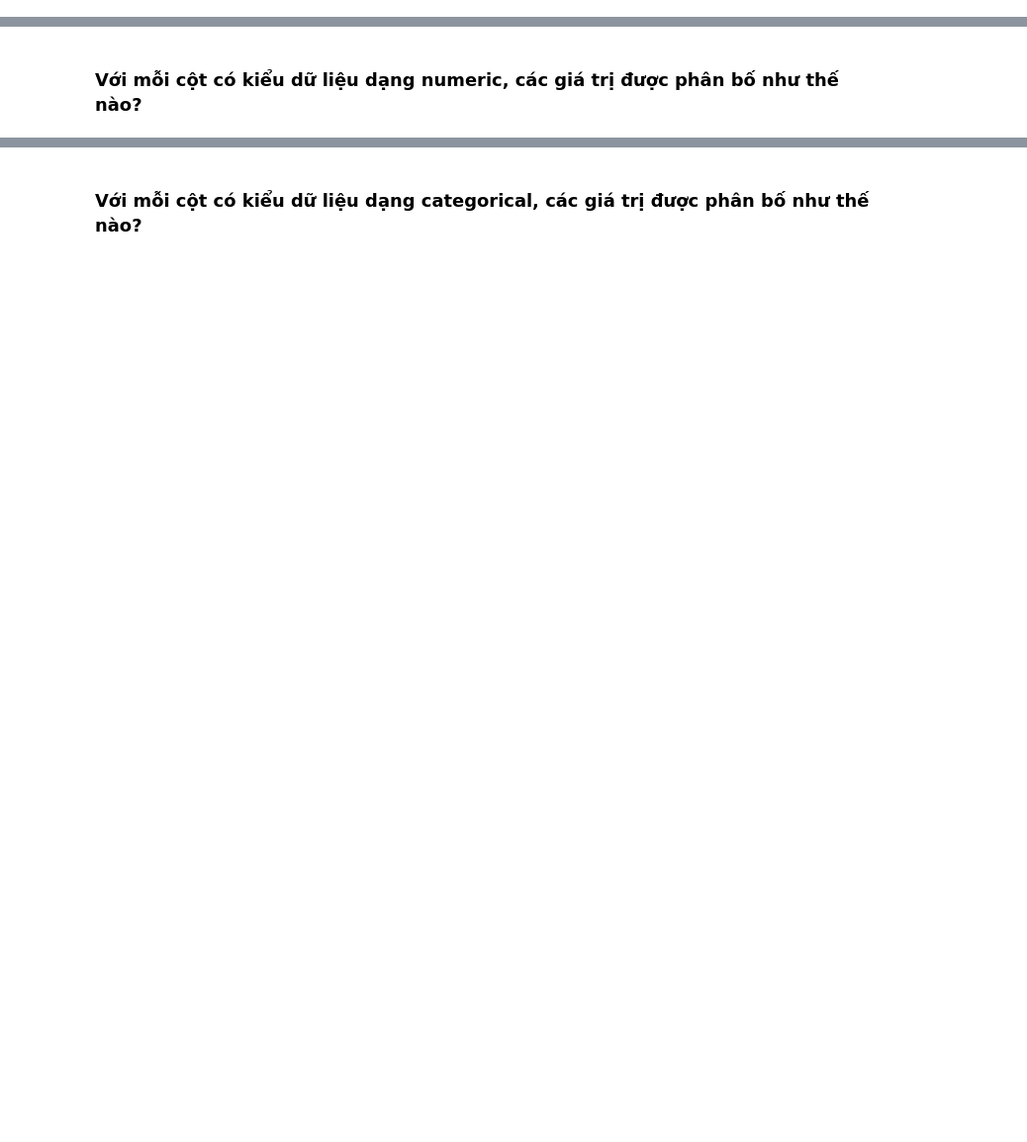
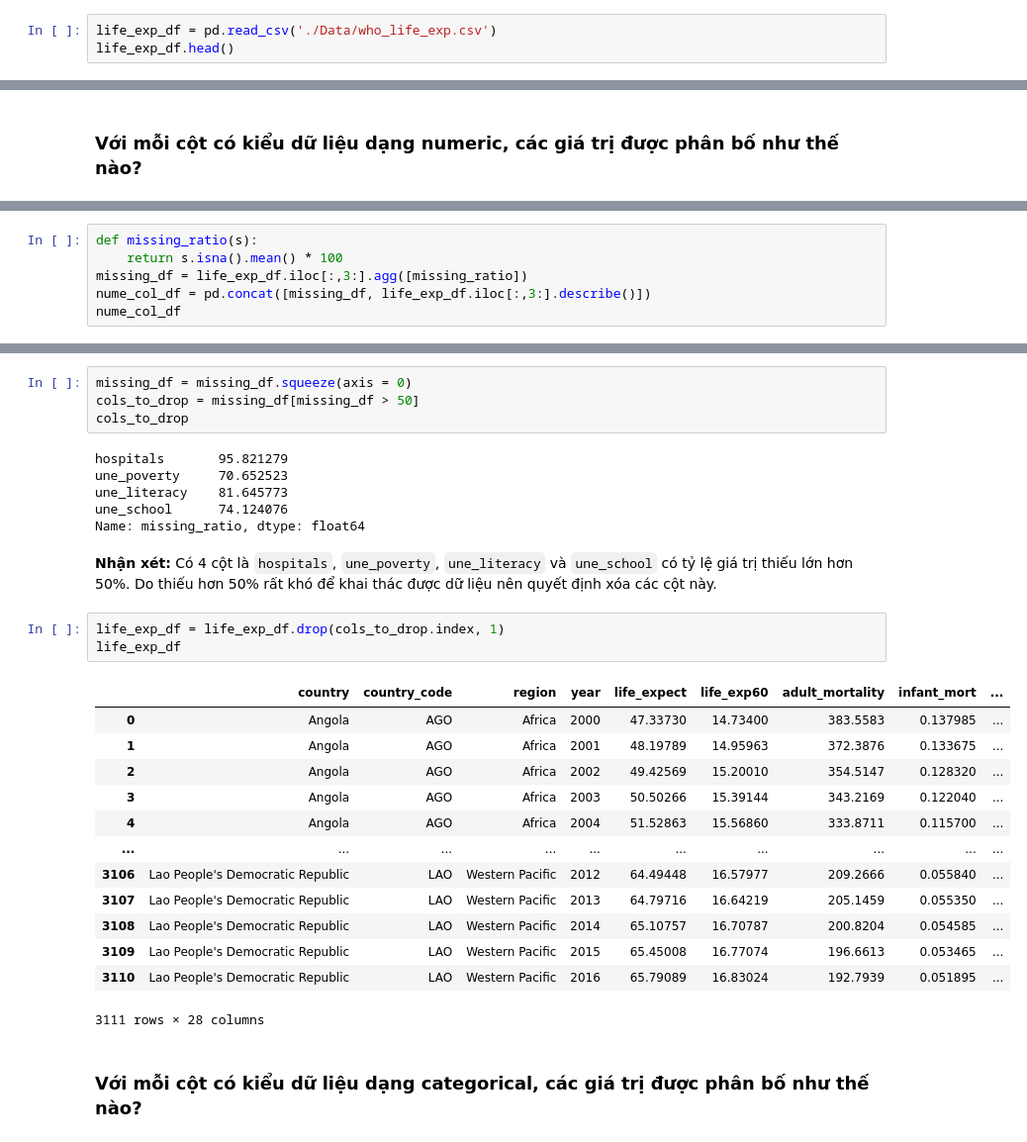
Before and after one commit to tronglocbrvt/FinalProject-P4DS, a Jupyter notebook: 18120197_19120068.ipynb, the cells around one changed output, grey strips where cells are left out. Shown at 99% size. Saved outputs shown, nothing was run; the diff lists cells and outputs as text; blank space fills up the shorter version.

```diff
--- a/18120197_19120068.ipynb
+++ b/18120197_19120068.ipynb
@@ -30,0 +51,3 @@ import numpy as np
+# %%
+life_exp_df = pd.read_csv('./Data/who_life_exp.csv')
+life_exp_df.head()
@@ -42,0 +182,6 @@ import numpy as np
+# %%
+def missing_ratio(s):
+    return s.isna().mean() * 100
+missing_df = life_exp_df.iloc[:,3:].agg([missing_ratio])
+nume_col_df = pd.concat([missing_df, life_exp_df.iloc[:,3:].describe()])
+nume_col_df
@@ -43,2 +200,31 @@ import numpy as np
+# %%
+missing_df = missing_df.squeeze(axis = 0)
+cols_to_drop = missing_df[missing_df > 50]
+cols_to_drop
+# %% [output]
+hospitals       95.821279
+une_poverty     70.652523
+une_literacy    81.645773
+une_school      74.124076
+Name: missing_ratio, dtype: float64
+# %% [markdown]
+**Nhận xét:** Có 4 cột là `hospitals`, `une_poverty`, `une_literacy` và `une_school` có tỷ lệ giá trị thiếu lớn hơn 50%. Do thiếu hơn 50% rất khó để khai thác được dữ liệu nên quyết định xóa các cột này.
+# %%
+life_exp_df = life_exp_df.drop(cols_to_drop.index, 1)
+life_exp_df
+# %% [output]
+|  | country | country_code | region | year | life_expect | life_exp60 | adult_mortality | infant_mort | ... |
+| 0 | Angola | AGO | Africa | 2000 | 47.33730 | 14.73400 | 383.5583 | 0.137985 | ... |
+| 1 | Angola | AGO | Africa | 2001 | 48.19789 | 14.95963 | 372.3876 | 0.133675 | ... |
+| 2 | Angola | AGO | Africa | 2002 | 49.42569 | 15.20010 | 354.5147 | 0.128320 | ... |
+| 3 | Angola | AGO | Africa | 2003 | 50.50266 | 15.39144 | 343.2169 | 0.122040 | ... |
+| 4 | Angola | AGO | Africa | 2004 | 51.52863 | 15.56860 | 333.8711 | 0.115700 | ... |
+| ... | ... | ... | ... | ... | ... | ... | ... | ... | ... |
+| 3106 | Lao People's Democratic Republic | LAO | Western Pacific | 2012 | 64.49448 | 16.57977 | 209.2666 | 0.055840 | ... |
+| 3107 | Lao People's Democratic Republic | LAO | Western Pacific | 2013 | 64.79716 | 16.64219 | 205.1459 | 0.055350 | ... |
+| 3108 | Lao People's Democratic Republic | LAO | Western Pacific | 2014 | 65.10757 | 16.70787 | 200.8204 | 0.054585 | ... |
+| 3109 | Lao People's Democratic Republic | LAO | Western Pacific | 2015 | 65.45008 | 16.77074 | 196.6613 | 0.053465 | ... |
+| 3110 | Lao People's Democratic Republic | LAO | Western Pacific | 2016 | 65.79089 | 16.83024 | 192.7939 | 0.051895 | ... |
+3111 rows × 28 columns
 # %% [markdown]
 ### Với mỗi cột có kiểu dữ liệu dạng categorical, các giá trị được phân bố như thế nào?
```
Also changed, not shown: parts of 26 cells of this notebook.
